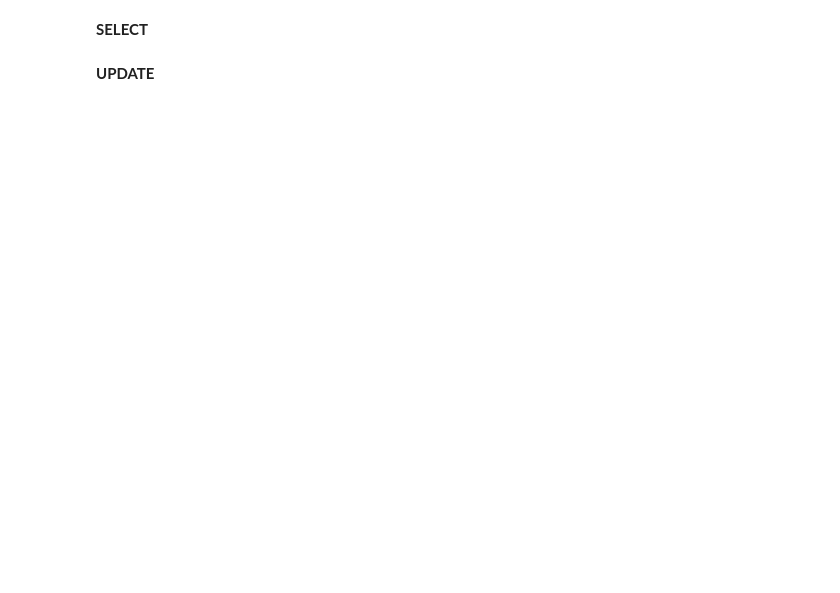
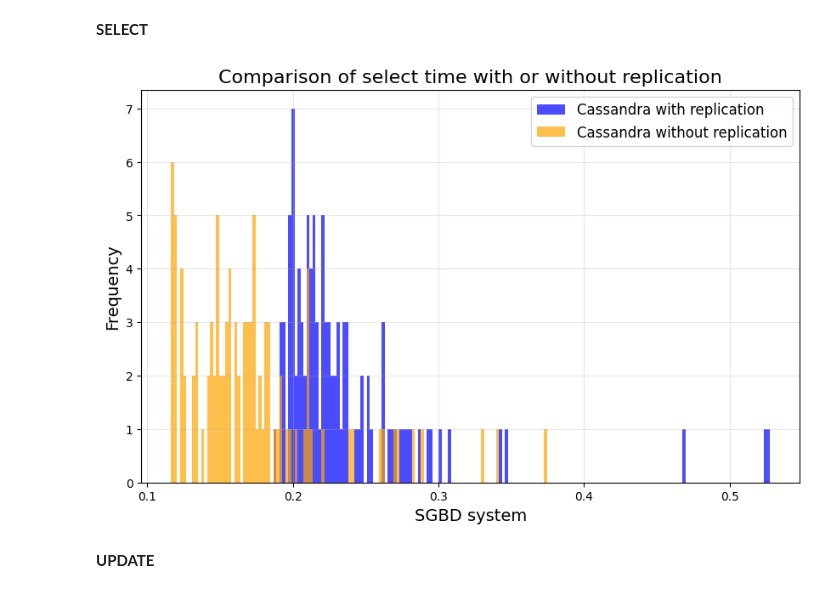
Before and after one commit to NicolasGresset/sgbd_benchmarking, a Jupyter notebook: notebooks/Benchmarking.ipynb, the cells around one changed output. Drawn from its saved outputs; the diff is of its cells as text; code cells hidden in the pictures; blank space fills up the shorter version.

```diff
--- a/notebooks/Benchmarking.ipynb
+++ b/notebooks/Benchmarking.ipynb
@@ -558,7 +545,7 @@ VALUES (?, ?, ?, ?, ?, ?)
 
         for i in range(1000):
             row = next(reader)
-            session_replicate.execute(insert_query, (
+            session.execute(insert_query, (
                 row['BITCOIN_ADDRESS'],
                 row['ACCOUNT'],
                 row['IP_ADDRESS'],
@@ -570,7 +557,7 @@ VALUES (?, ?, ?, ?, ?, ?)
         gc.collect()
         start_time = time.perf_counter()
 
-        session_replicate.execute(batch)
+        session.execute(batch)
 
         end_time = time.perf_counter()
         cassandra_indexed_times_import[sample] = (end_time - start_time)
@@ -609,11 +600,11 @@ with open(select_path, "r") as file:
     n_iter = len(lines)
     cassandra_times_select_indexed = np.empty(n_iter)
 
-    for line in lines:
+    for i in range(n_iter):
         gc.collect()
         start_time = time.perf_counter()
 
-        session.execute(line)
+        session.execute(lines[i])
 
         end_time = time.perf_counter()
         cassandra_times_select_indexed[i] = (end_time - start_time)
@@ -631,11 +622,11 @@ with open(select_path, "r") as file:
     for i in range(n_iter):
         lines[i] = f"{lines[i][:-1]} ALLOW FILTERING"
 
-    for line in lines:
+    for i in range(n_iter):
         gc.collect()
         start_time = time.perf_counter()
 
-        session.execute(lines[i*100 + j])
+        session.execute(lines[i])
 
         end_time = time.perf_counter()
         cassandra_times_select_not_indexed[i] = (end_time - start_time)
@@ -644,17 +635,17 @@ with open(select_path, "r") as file:
 # %%
 # Benchmark not indexed table postgres
 
-select_path = "select_conditions_postgres_0.sql"
+select_path = "select_conditions_postgre_0.sql"
 with open(select_path, "r") as file:
     lines = file.readlines()
     n_iter = len(lines)
     postgres_times_select_not_indexed = np.empty(n_iter)
 
-    for line in lines:
+    for i in range(n_iter):
         gc.collect()
         start_time = time.perf_counter()
 
-        cursor.execute(lines[i*100 + j])
+        cursor.execute(lines[i])
 
         end_time = time.perf_counter()
         postgres_times_select_not_indexed[i] = (end_time - start_time)
@@ -769,24 +774,26 @@ with open(select_path, "r") as file:
         end_time = time.perf_counter()
         cassandra_replicate_times_select[i] = (end_time - start_time)
 # %%
-min_bin = min(cassandra_replication_times_select.min(), cassandra_times_select.min())
-max_bin = max(cassandra_replication_times_select.max(), cassandra_times_select.max())
+min_bin = min(cassandra_replicate_times_select.min(), cassandra_times_select.min())
+max_bin = max(cassandra_replicate_times_select.max(), cassandra_times_select.max())
 bins = np.linspace(min_bin, max_bin, 200)  # 20 bins entre les valeurs min et max
 
 # Création de l'histogramme avec des bornes communes
 plt.figure(figsize=(10, 6))
-plt.hist(cassandra_replication_times_select, bins=bins, alpha=0.7, label='Cassandra with replication', color='blue')
+plt.hist(cassandra_replicate_times_select, bins=bins, alpha=0.7, label='Cassandra with replication', color='blue')
 plt.hist(cassandra_times_select, bins=bins, alpha=0.7, label='Cassandra without replication', color='orange')
 
 # Ajout des légendes et des titres
 plt.title('Comparison of select time with or without replication', fontsize=16)
 plt.xlabel('SGBD system', fontsize=14)
 plt.ylabel('Frequency', fontsize=14)
 plt.legend(fontsize=12)
 plt.grid(alpha=0.3)
 
 # Affichage
 plt.show()
+# %% [output]
+[figure, added]
 # %% [markdown]
 **UPDATE**
 # %%
```
Also changed, not shown: parts of 18 cells of this notebook.
